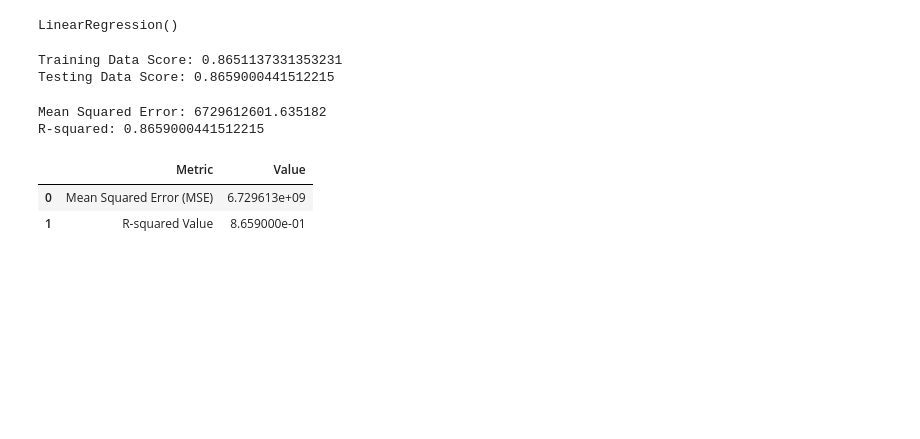
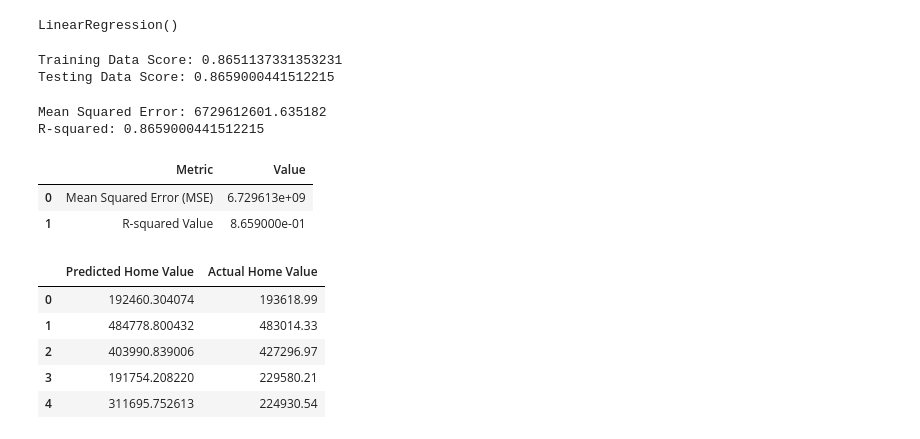
Before and after one commit to Angelinamurdock/final_project_group_2, a Jupyter notebook: Zillowregressionk_.ipynb, the cells around one changed output. Drawn from its saved outputs; the diff is of its cells as text; code cells hidden in the pictures; blank space fills up the shorter version.

```diff
--- a/Zillowregressionk_.ipynb
+++ b/Zillowregressionk_.ipynb
@@ -112,3 +114,18 @@ model_evaluation_results
 |  | Metric | Value |
 | 0 | Mean Squared Error (MSE) | 6.729613e+09 |
 | 1 | R-squared Value | 8.659000e-01 |
+# %%
+# Predictions vs Actuals DataFrame
+predictions_df = pd.DataFrame({
+    "Predicted Home Value": y_pred,
+    "Actual Home Value": y_test.reset_index(drop=True)
+})
+# %%
+display(predictions_df.head(5))
+# %% [output]
+|  | Predicted Home Value | Actual Home Value |
+| 0 | 192460.304074 | 193618.99 |
+| 1 | 484778.800432 | 483014.33 |
+| 2 | 403990.839006 | 427296.97 |
+| 3 | 191754.208220 | 229580.21 |
+| 4 | 311695.752613 | 224930.54 |
```
Also changed, not shown: parts of 9 cells of this notebook.
